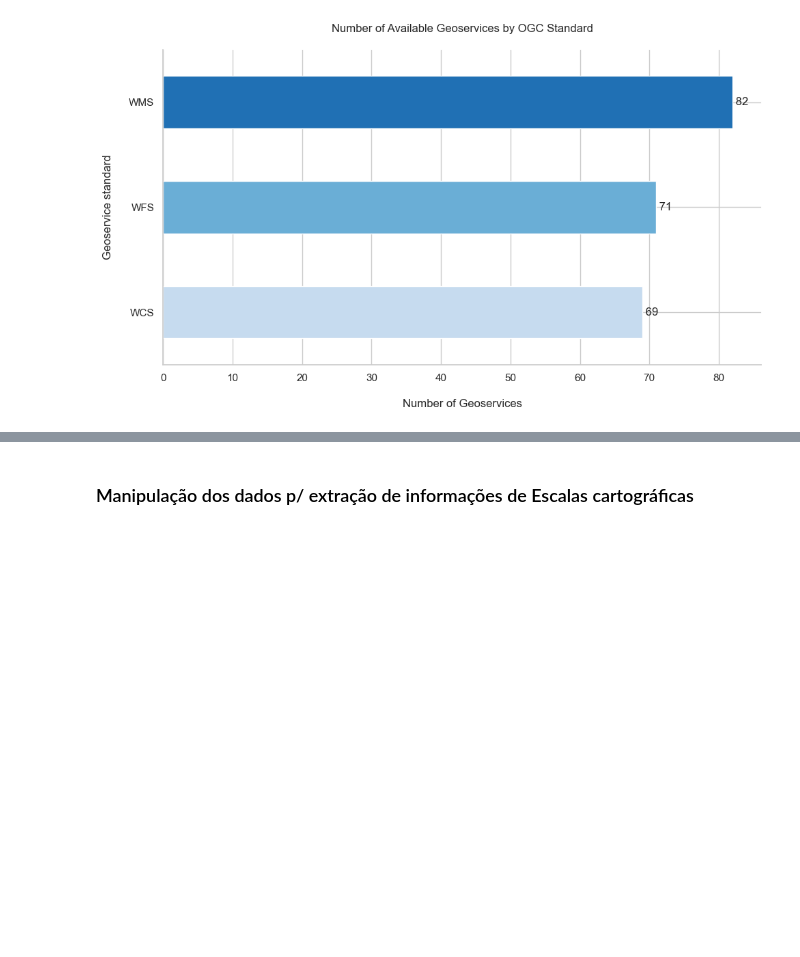
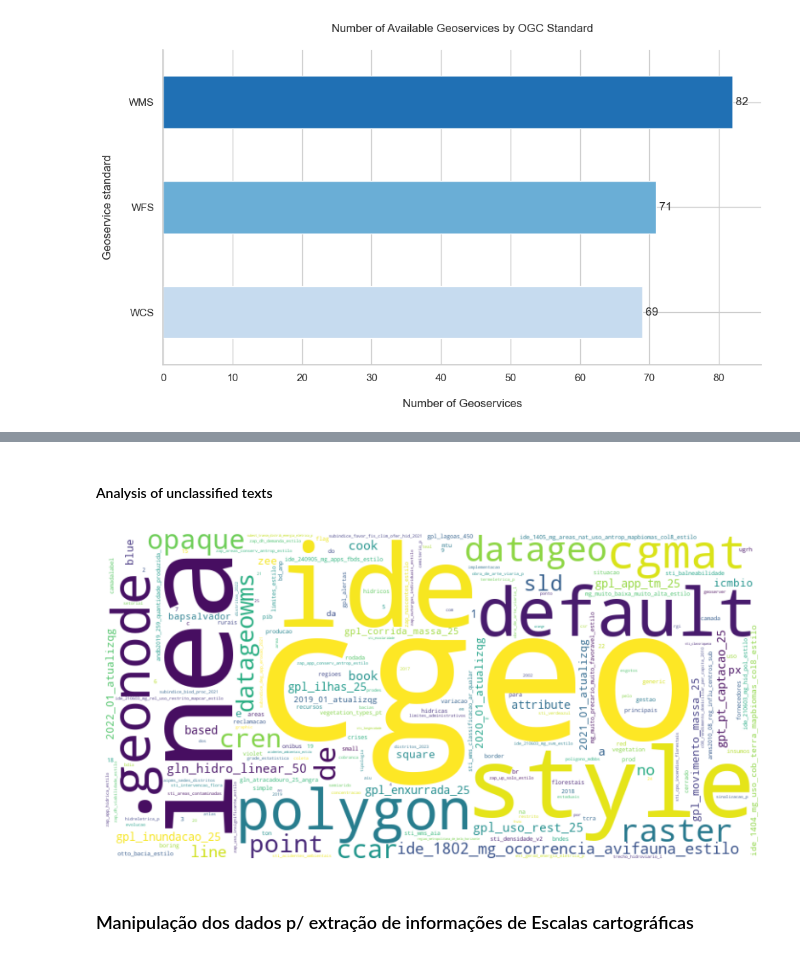
Before and after one commit to darlanmnunes/INDE_UN-GGIM_Themes, a Jupyter notebook: notebooks/Jnotebook_inde_unggim_v3.ipynb, the cells around one changed output, grey strips where cells are left out. Cells and saved outputs as stored; diff of their text form; code cells hidden in the pictures; blank space fills up the shorter version.

```diff
--- a/notebooks/Jnotebook_inde_unggim_v3.ipynb
+++ b/notebooks/Jnotebook_inde_unggim_v3.ipynb
@@ -616,5 +446,0 @@ DataFrame saved successfully to 'lista_geoservicos_inde_20240506.csv'
-# %%
-# Caso necessário, importando novamente o CSV com todos os registros
-file = '/20240506_geoservicos_inde_scraped_TemasEscalas.csv'
-df_inde_scraped = pd.read_csv(path + file)
-df_inde_scraped.head()
@@ -817,3 +816,31 @@ plt.show()
+# %% [markdown]
+#### Analysis of unclassified texts
+# %%
+# Wordcloud for unclassified texts
+from collections import Counter
+from wordcloud import WordCloud
+import unicodedata
+
+# Tokenize, remove stop words, and normalize text for frequency analysis
+words = []
+stopwords = set(['and', 'the', 'on', 'in', 'of', 'are', 'not'])
+for text in unclassified_texts:
+    tokens = re.findall(r'\b\w+\b', text)
+    words.extend([token for token in tokens if token not in stopwords])
+
+# Generate a frequency distribution of words
+word_freq = Counter(words)
+
+# Generate a word cloud
+wordcloud = WordCloud(width = 800, height = 400, background_color ='white').generate_from_frequencies(word_freq)
+
+# Display the word cloud using matplotlib
+plt.figure(figsize=(10, 5))
+plt.imshow(wordcloud, interpolation='bilinear')
+plt.axis('off')
+plt.show()
+# %% [output]
+[figure, added]
 # %% [markdown]
 ### Manipulação dos dados p/ extração de informações de Escalas cartográficas
 # %%
```
Also changed, not shown: parts of 46 cells of this notebook.
